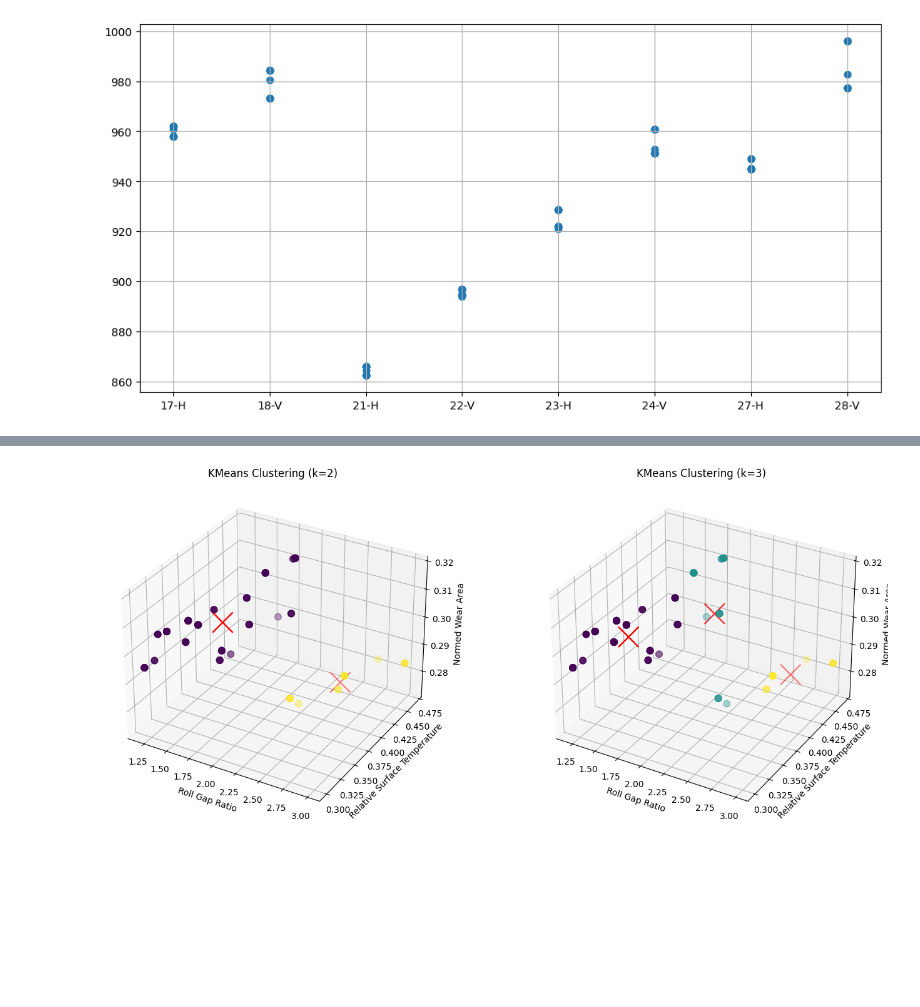
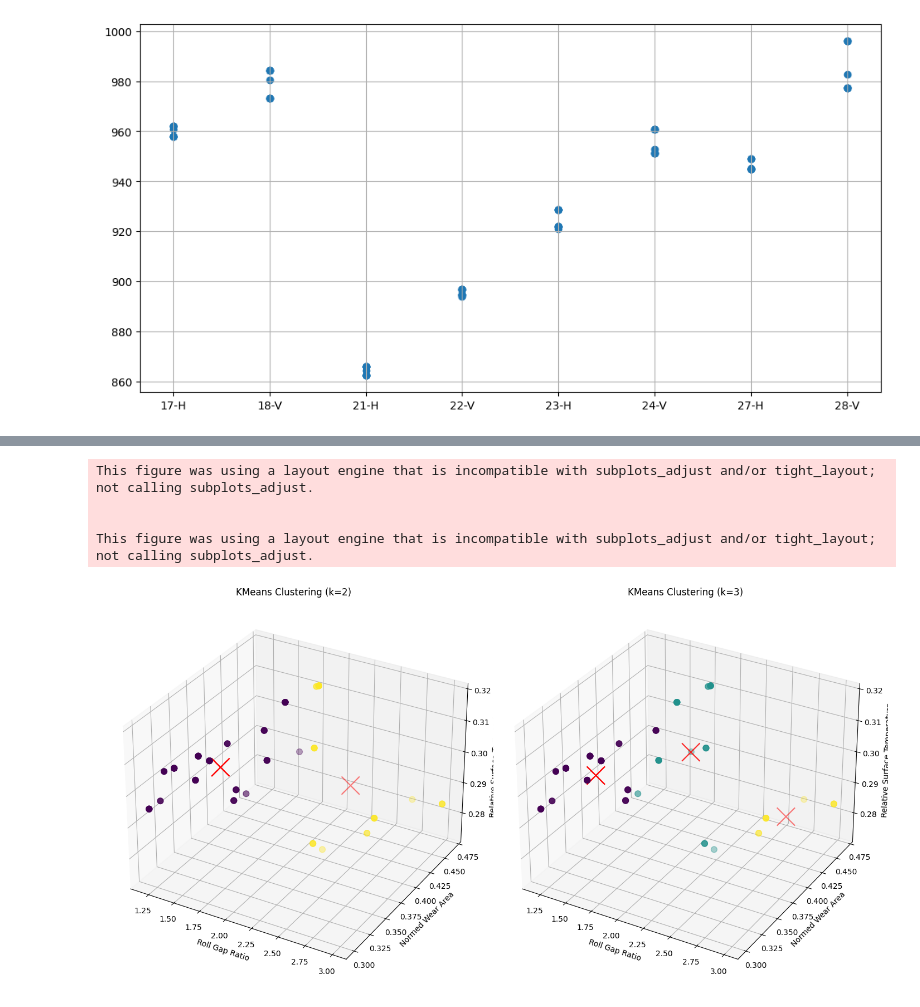
Before and after one commit to ChRen95/phd-thesis-fitting-wear-coefficient, a Jupyter notebook: data_clustering_pre_clustering.ipynb, the cells around one changed output, grey strips where cells are left out. Saved outputs shown, nothing was run; the diff lists cells and outputs as text; code cells hidden in the pictures; blank space fills up the shorter version.

Commit message:
cluster troubles

```diff
--- a/data_clustering_pre_clustering.ipynb
+++ b/data_clustering_pre_clustering.ipynb
@@ -224,41 +224,44 @@ fig.savefig(result_dir / "elbow_method_inertia.pdf", bbox_inches='tight', dpi=30
 # %%
-fig = plt.figure(figsize=(14, 6))
+fig = plt.figure(figsize=(14, 8), layout='constrained')
 
 for idx, k in enumerate([2, 3], 1):
     kmeans = KMeans(n_clusters=k, random_state=42)
     y_kmeans = kmeans.fit_predict(fitting_array)
     df[f'cluster_k{k}'] = y_kmeans
 
     ax = fig.add_subplot(1, 2, idx, projection='3d')
-
+    fig.subplots_adjust(wspace=0.3, hspace=0.1, left=0.05, right=0.95, top=0.95, bottom=0.05)
     for tag in df['groove_type'].unique():
         mask = df['groove_type'] == tag
         ax.scatter(df.loc[mask, 'roll_gap_ratio'],
         df.loc[mask, 'relative_wear_length'],
         df.loc[mask, 'relative_surface_temperature'],
         c = y_kmeans[mask],
         cmap = 'viridis',
         s = 60
         )
     #['normed_wear_area', 'relative_wear_length', 'roll_gap_ratio', 'relative_surface_temperature']
         ax.scatter(
         kmeans.cluster_centers_[:, 2],
         kmeans.cluster_centers_[:, 1],
         kmeans.cluster_centers_[:, 3],
         c = 'red', marker = 'x', s = 540
         )
 
         ax.set_title(f'KMeans Clustering (k={k})')
         ax.set_xlabel('Roll Gap Ratio')
-        ax.set_ylabel('Relative Surface Temperature')
-        ax.set_zlabel('Normed Wear Area')
+        ax.set_ylabel('Normed Wear Area')
+        ax.set_zlabel('Relative Surface Temperature')
 
-fig.savefig(result_dir / "clusters_for_wear_analysis.pdf", bbox_inches='tight', dpi=300)
+plt.show()
 
-plt.tight_layout()
-plt.show()
+fig.savefig(result_dir / "clusters_for_wear_analysis.pdf", dpi=300)
 # %% [output]
+This figure was using a layout engine that is incompatible with subplots_adjust and/or tight_layout; not calling subplots_adjust.
+
+
+This figure was using a layout engine that is incompatible with subplots_adjust and/or tight_layout; not calling subplots_adjust.
-[figure, old version]
+[figure, new version]
 # %%
 for k in [2, 3]:
     print(f"\nCluster-Zuordnung bei k={k}:")
```
Also changed, not shown: parts of 3 cells of this notebook, 4 other files.
